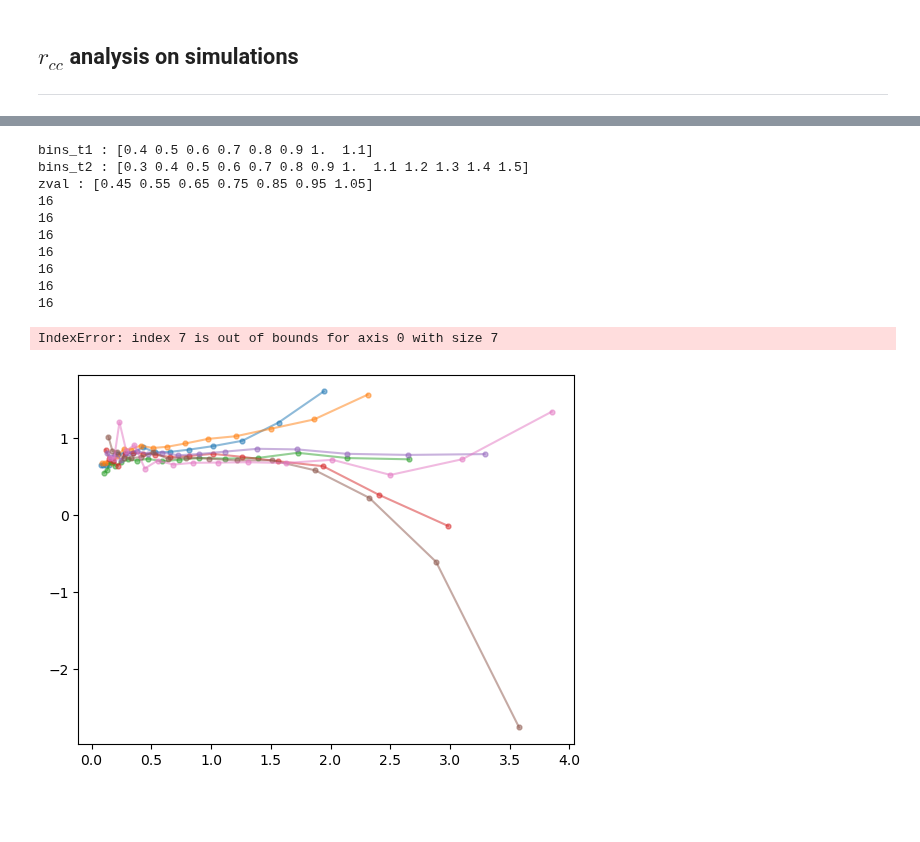
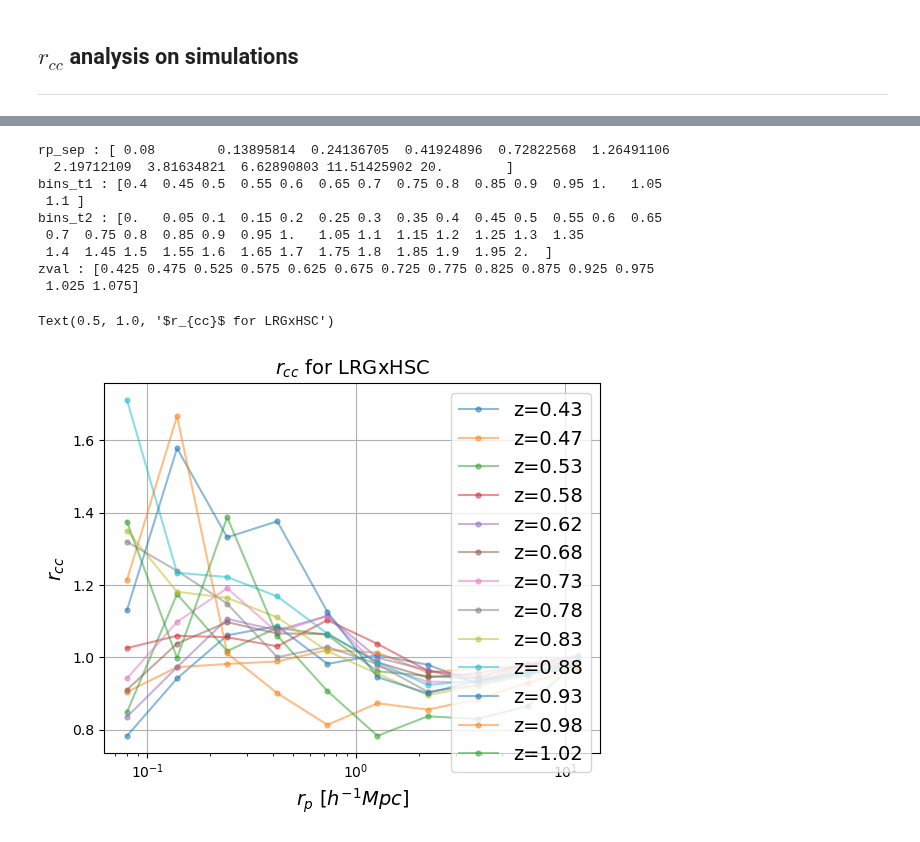
Before and after one commit to JeanCHDJdev/desi-y3-hsc, a Jupyter notebook: src/statistics/plot_results.ipynb, the cells around one changed output, grey strips where cells are left out. Saved outputs shown, nothing was run; the diff lists cells and outputs as text; code cells hidden in the pictures; blank space fills up the shorter version.

```diff
--- a/src/statistics/plot_results.ipynb
+++ b/src/statistics/plot_results.ipynb
@@ -114,7 +113,7 @@ Text(0.5, 1.0, '$\\sigma_j$ corrections for auto_j64_ns256_HSC')
 # %%
 importlib.reload(inference)
 importlib.reload(comb)
-tracer = 'LRG'
+tracer = 'ELGnotqso'
 nz = []
 for i in range(1, 5):
     kwargs = {
@@ -480,7 +479,7 @@ tomo_bin_dnnz = np.loadtxt('hsc_pz/data/tomographic_binning_dnnz.dat')
 fig, ax = plt.subplots(figsize=(14, 6))
 fig.subplots_adjust(right=0.85)
 
-scale_cuts = [[1.5, 5]] #[[0.2, 2.5], [0.2, 2.5], [0.2, 5], [0.5, 5]]
+scale_cuts = [[0.5, 5]] #[[0.2, 2.5], [0.2, 2.5], [0.2, 5], [0.5, 5]]
 if scale_cuts is not None and len(scale_cuts) == 1:
     scale_cuts = [scale_cuts[0] for _ in range(len(tracers))]
 
@@ -537,12 +536,11 @@ for n in range(len(tracers)):
             np.percentile(dnnz, 16, axis=0),
             np.percentile(dnnz, 84, axis=0),
             color=colormaps[dnnz_idx]((dnnz_idx+2)/5),
-            #label=f'bin {m+1} (DNNz)',
             alpha=0.2
             )
 
     for j in range(4):
-        if j in ids_to_skip:
+        if j in ids_to_skip and tracer == 'QSO':
             continue
         ax.plot(
             zval,
@@ -606,24 +622,36 @@ importlib.reload(inference)
 ROOT = Path('/global/cfs/projectdirs/desi/users/jchdj/desi-y3-hsc/src/statistics/outputs/')
 desc = 'j64_ns256'
 path_dictionary = {
-    'HSC' : ROOT / 'results_sims_rcc_v2_0_1' / f'autos_{desc}_HSC', #quasar spacing bla bla bla
-    'DESI_NGC' : ROOT / 'results_sims_rcc_v2_0_1' / f'autos_{desc}_zbin',
+    'HSC' : ROOT / 'sims' / f'auto_{desc}', #quasar spacing bla bla bla
+    'DESI_NGC' : ROOT / 'sims' / f'auto_{desc}',
     'DESI_SGC' : None, #ROOT / f'autos_{desc}_SGC',
-    'DESIxHSC' : ROOT / 'results_sims_rcc_v2_0_1' / f'cross_{desc}_zbin',
+    'DESIxHSC' : ROOT / 'sims' / f'cross_{desc}',
 }
 for v in path_dictionary.values():
     if v is not None:
         assert Path(v).is_dir(), f"Path {v} does not exist as a directory. Please check the path."
+
+def rebin_edges(edges, factor=2):
+    num_bins = len(edges) - 1
+    num_new_bins = num_bins // factor
+    new_edges = edges[::factor]
+
+    # Include the last edge of the last full bin
+    if len(new_edges) != num_new_bins + 1:
+        new_edges = np.append(new_edges, edges[factor * num_new_bins])
+
+    return new_edges
 # %%
 importlib.reload(inference)
-scale_cuts = [0.01, 200]
+scale_cuts = [0.01, 20]
 tracer_rcc1 = 'LRG'
 tracer_rcc2 = 'HSC'
+rebin = 2
 frcc = inference.full_rcc(
     path_dictionary=path_dictionary,
     tracer1=tracer_rcc1,
     tracer2=tracer_rcc2,
     scale_cuts=scale_cuts,
-    rebin=2
+    rebin=rebin
     )
 # %% [output]
@@ -647,46 +675,45 @@ wsp_meas : [3.85482334 2.66598668 1.67565757 1.14257615 0.79500505 0.55651706
 # %%
-import src.statistics.cosmotools as ct
 reader = cf.CorrFileReader(
     path_dictionary['DESI_NGC'],
     )
-sep = reader.get_bins('theta')
+rp_sep = rebin_edges(reader.get_bins('rp'), factor=rebin)
+print(f"rp_sep : {rp_sep}")
 
 bins_t1 = np.array(reader.get_bins(tracer_rcc1))
 bins_t2 = np.array(reader.get_bins(tracer_rcc2))
 print(f"bins_t1 : {bins_t1}")
 print(f"bins_t2 : {bins_t2}")
 
 zval_bins = []
 for val in bins_t2:
     if np.any(np.isclose(val, bins_t1, atol=0.02)):
         zval_bins.append(val)
 zval = zval_bins[:-1] + np.diff(zval_bins) / 2
 print(f"zval : {zval}")
 
 for i, r in enumerate(frcc):
-    scale = ct.arcsec2hMpc(sep*3600, zval[i])
-    # for now at LRG redshifts these are the same since minimum scale is > 0.1
-    scale = scale[:len(r)]
+    #scale = ct.arcsec2hMpc(sep*3600, zval[i])
+    ## for now at LRG redshifts these are the same since minimum scale is > 0.1
+    scale = rp_sep[:len(r)]
     plt.plot(scale, r, marker='o', markersize=3.5, linestyle='-', alpha=0.5, label=f'z={zval[i]:.2f}')
 plt.xscale('log')
 plt.xlabel(r'$r_p$ [$h^{-1}Mpc$]', fontsize=14)
 plt.ylabel(r'$r_{cc}$', fontsize=14)
 plt.grid()
 plt.legend(loc='upper right', fontsize=14)
 plt.title(r'$r_{cc}$' + f' for {tracer_rcc1}x{tracer_rcc2}', fontsize=14)
 # %% [output]
-bins_t1 : [0.4 0.5 0.6 0.7 0.8 0.9 1.  1.1]
-bins_t2 : [0.3 0.4 0.5 0.6 0.7 0.8 0.9 1.  1.1 1.2 1.3 1.4 1.5]
-zval : [0.45 0.55 0.65 0.75 0.85 0.95 1.05]
-16
-16
-16
-16
-16
-16
-16
+rp_sep : [ 0.08        0.13895814  0.24136705  0.41924896  0.72822568  1.26491106
+  2.19712109  3.81634821  6.62890803 11.51425902 20.        ]
+bins_t1 : [0.4  0.45 0.5  0.55 0.6  0.65 0.7  0.75 0.8  0.85 0.9  0.95 1.   1.05
+ 1.1 ]
+bins_t2 : [0.   0.05 0.1  0.15 0.2  0.25 0.3  0.35 0.4  0.45 0.5  0.55 0.6  0.65
+ 0.7  0.75 0.8  0.85 0.9  0.95 1.   1.05 1.1  1.15 1.2  1.25 1.3  1.35
+ 1.4  1.45 1.5  1.55 1.6  1.65 1.7  1.75 1.8  1.85 1.9  1.95 2.  ]
+zval : [0.425 0.475 0.525 0.575 0.625 0.675 0.725 0.775 0.825 0.875 0.925 0.975
+ 1.025 1.075]
-IndexError: index 7 is out of bounds for axis 0 with size 7
+Text(0.5, 1.0, '$r_{cc}$ for LRGxHSC')
-[figure, old version]
+[figure, new version]
 # %%
 rcc_interp = []
 scale_matrix = []
```
Also changed, not shown: parts of 13 cells of this notebook, 2 other files.
